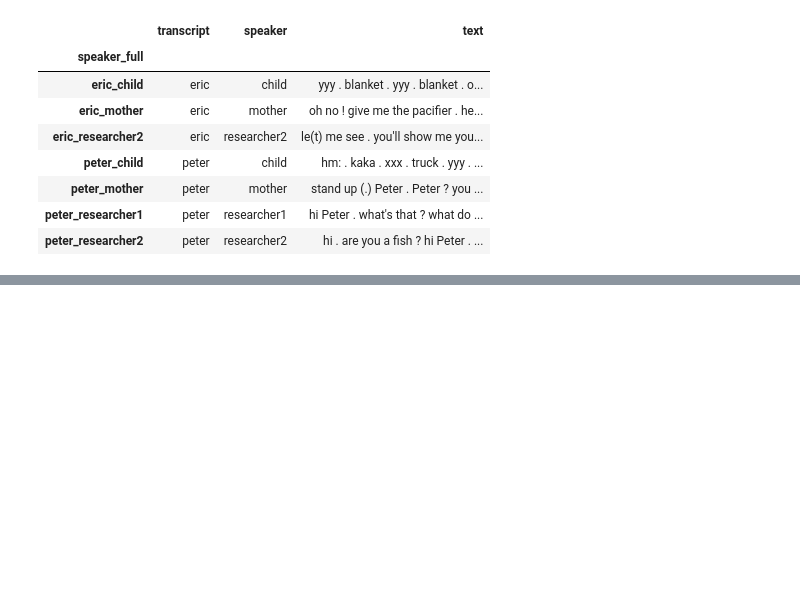
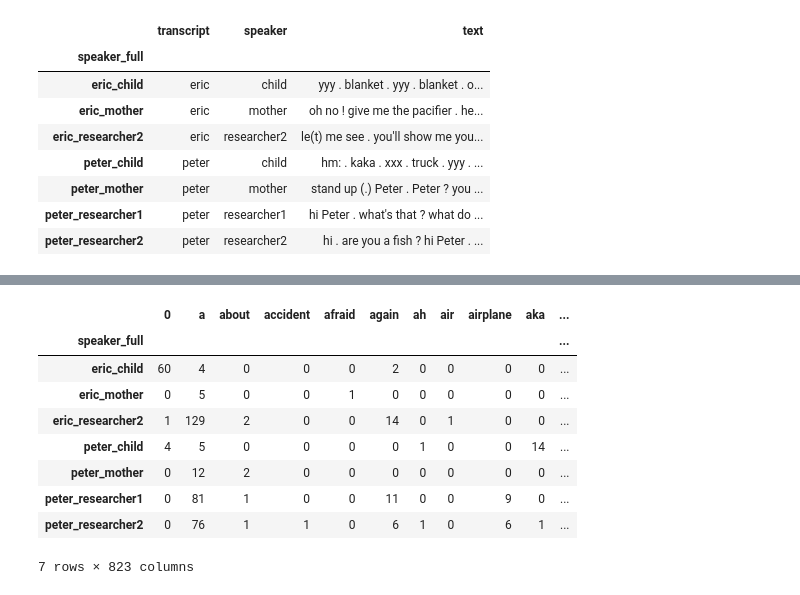
Before and after one commit to giovanni-lunetta/Text-Analytics-Coding-HW, a Jupyter notebook: Bag of Words Coding Assignment.ipynb, the cells around one changed output, grey strips where cells are left out. Cells and saved outputs as stored; diff of their text form; code cells hidden in the pictures; blank space fills up the shorter version.

```diff
--- a/Bag of Words Coding Assignment.ipynb
+++ b/Bag of Words Coding Assignment.ipynb
@@ -292,0 +345,9 @@ df_speakers
+# %%
+import contractions
+
+def expand_text_contractions(text):
+    return contractions.fix(text)
+
+df_speakers['text_expanded'] = df_speakers['text'].apply(expand_text_contractions)
+
+df_speakers
@@ -292,0 +364,7 @@ df_speakers
+# %%
+def tokenize(text):
+    new_text = nltk.tokenize.word_tokenize(text)
+    return new_text
+
+df_speakers["tokens"] = df_speakers.text_expanded.apply(tokenize)
+df_speakers
@@ -292,0 +381,11 @@ df_speakers
+# %%
+PUNCTUATION = [".", ",", "'", "?", "!", "-", "(", ")", ":", "@"]
+def remove_punctuation(token_list):
+    new_token_list = []
+    for token in token_list:
+        if token not in PUNCTUATION:
+            new_token_list.append(token)
+    return new_token_list
+
+df_speakers["clean_tokens"] = df_speakers.tokens.apply(remove_punctuation)
+df_speakers
@@ -292,0 +411,7 @@ df_speakers
+# %%
+def combine_tokens(token_list):
+    new_string = " ".join(token_list)
+    return new_string
+
+df_speakers["processed_text"] = df_speakers.clean_tokens.apply(combine_tokens)
+df_speakers
@@ -292,0 +428,16 @@ df_speakers
+# %%
+vec = CountVectorizer(token_pattern=r'(?u)\b\w+\b')
+X = vec.fit_transform(df_speakers.processed_text)
+matrix = pd.DataFrame(X.toarray(), columns=vec.get_feature_names_out(), index=df_speakers.index)
+matrix
+# %% [output]
+|  | 0 | a | about | accident | afraid | again | ah | air | airplane | aka | ... |
+| speaker_full |  |  |  |  |  |  |  |  |  |  | ... |
+| eric_child | 60 | 4 | 0 | 0 | 0 | 2 | 0 | 0 | 0 | 0 | ... |
+| eric_mother | 0 | 5 | 0 | 0 | 1 | 0 | 0 | 0 | 0 | 0 | ... |
+| eric_researcher2 | 1 | 129 | 2 | 0 | 0 | 14 | 0 | 1 | 0 | 0 | ... |
+| peter_child | 4 | 5 | 0 | 0 | 0 | 0 | 1 | 0 | 0 | 14 | ... |
+| peter_mother | 0 | 12 | 2 | 0 | 0 | 0 | 0 | 0 | 0 | 0 | ... |
+| peter_researcher1 | 0 | 81 | 1 | 0 | 0 | 11 | 0 | 0 | 9 | 0 | ... |
+| peter_researcher2 | 0 | 76 | 1 | 1 | 0 | 6 | 1 | 0 | 6 | 1 | ... |
+7 rows × 823 columns
```
Also changed, not shown: parts of 17 cells of this notebook.
